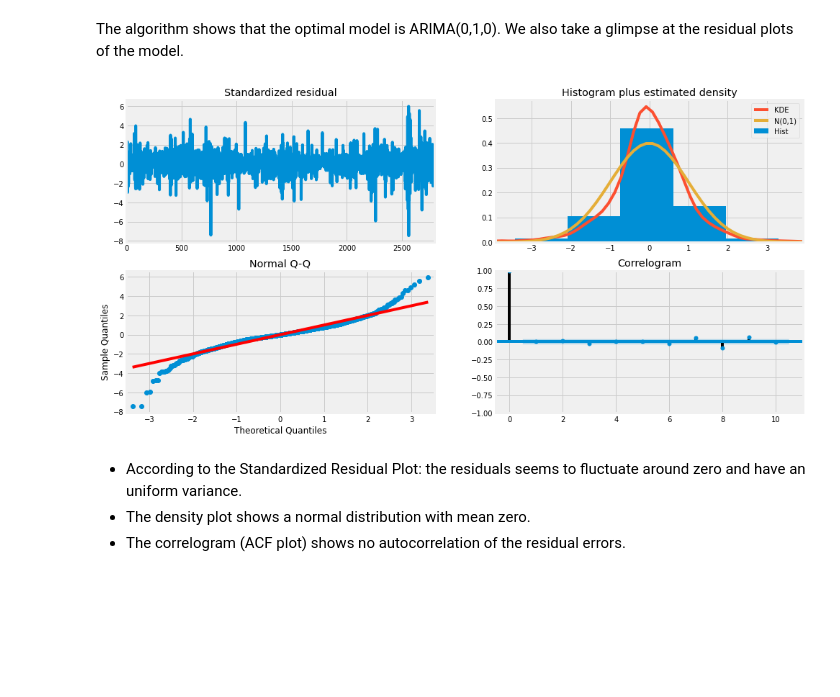
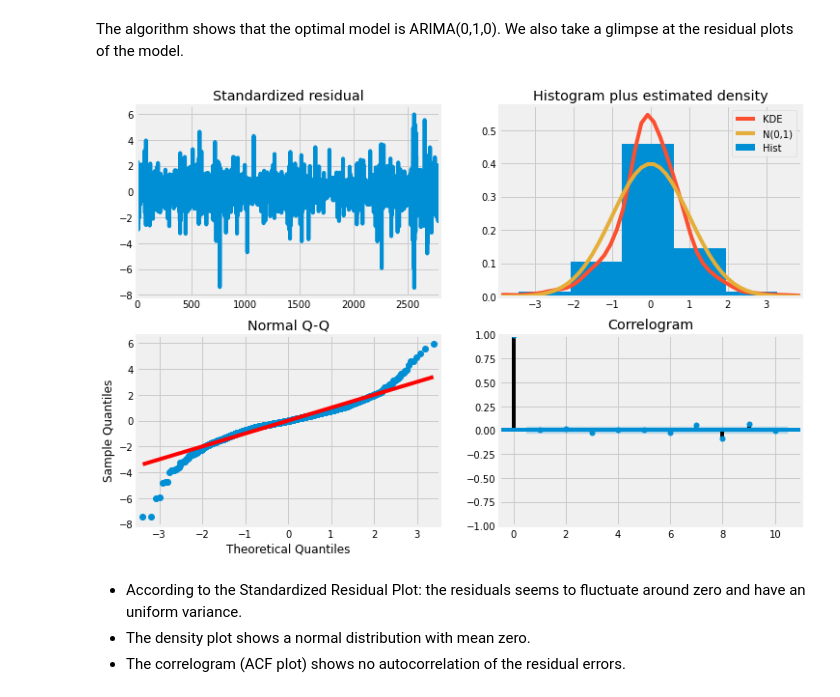
Before and after one commit to kbtran93/aapl-stock-prediction, a Jupyter notebook: aapl_stock_prediction.ipynb, the cells around one changed output. Saved outputs shown, nothing was run; the diff lists cells and outputs as text; code cells hidden in the pictures; blank space fills up the shorter version.

```diff
--- a/aapl_stock_prediction.ipynb
+++ b/aapl_stock_prediction.ipynb
@@ -314,10 +312,10 @@ Warnings:
 # %% [markdown]
 The algorithm shows that the optimal model is ARIMA(0,1,0). We also take a glimpse at the residual plots of the model.
 # %%
-model.plot_diagnostics(figsize=(15,8))
+model.plot_diagnostics(figsize=(11,8))
 plt.show()
 # %% [output]
-[figure, old version]
+[figure, new version]
 # %% [markdown]
 
 *   According to the Standardized Residual Plot: the residuals seems to fluctuate around zero and have an uniform variance.
```
Also changed, not shown: parts of 2 cells of this notebook.
